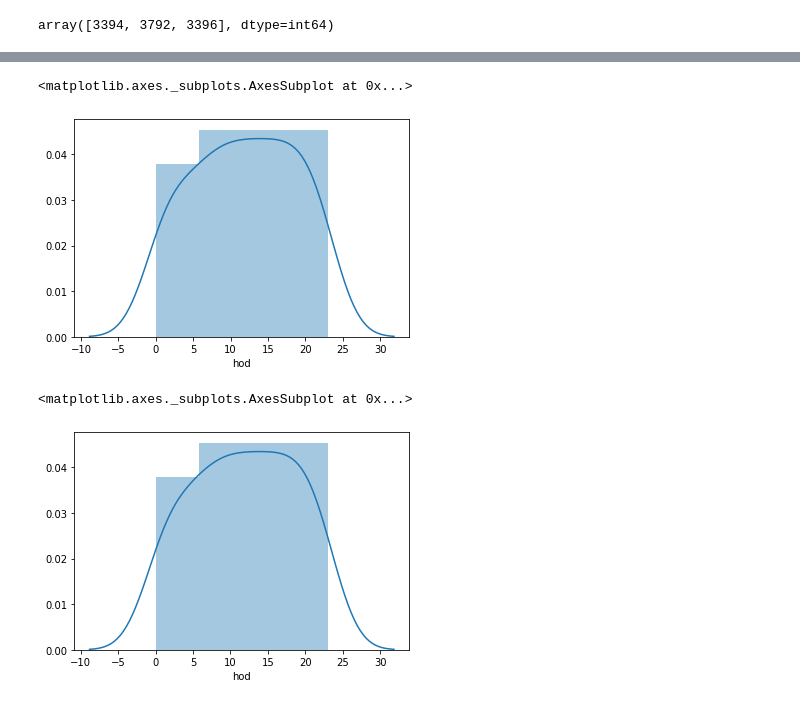
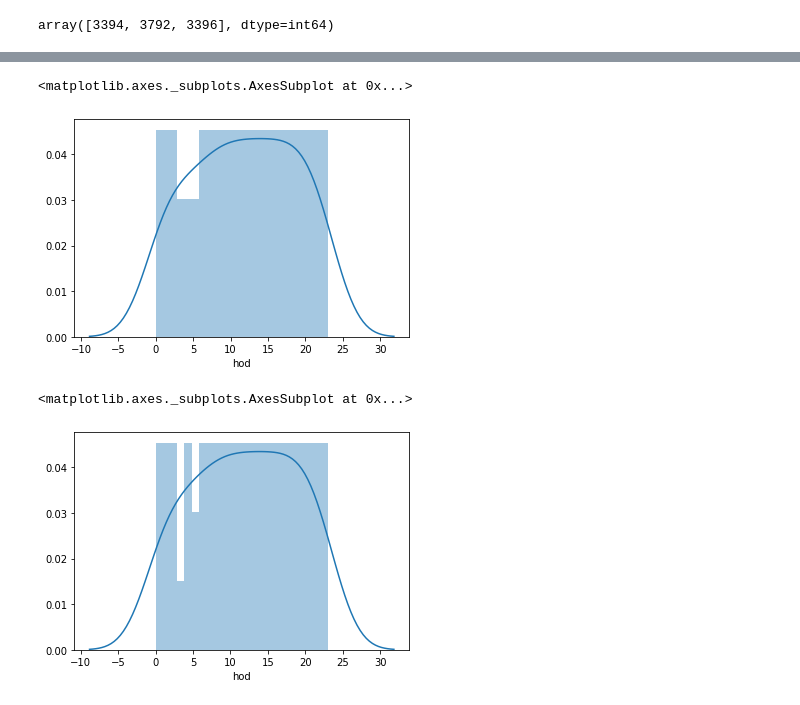
Before and after one commit to ChrisLy99/dhacks_lord_cat, a Jupyter notebook: dhacks.ipynb, the cells around one changed output, grey strips where cells are left out. Drawn from its saved outputs; the diff is of its cells as text; code cells hidden in the pictures.

```diff
--- a/dhacks.ipynb
+++ b/dhacks.ipynb
@@ -170,10 +190,10 @@ h2[h2.dstid.isin(b_ID) & h2.sourceid.isin(h_ID)]
 # %%
-sns.distplot(h1[h1.dstid.isin(b_ID) & h1.sourceid.isin(h_ID)].hod)
+sns.distplot(h1[h1.dstid.isin(b_ID) & h1.sourceid.isin(h_ID)].hod, bins=24)
 # %% [output]
 <matplotlib.axes._subplots.AxesSubplot at 0x...>
-[figure, old version]
+[figure, new version]
 # %%
-sns.distplot(h2[h2.dstid.isin(b_ID) & h2.sourceid.isin(h_ID)].hod)
+sns.distplot(h2[h2.dstid.isin(b_ID) & h2.sourceid.isin(h_ID)].hod, bins=24)
 # %% [output]
 <matplotlib.axes._subplots.AxesSubplot at 0x...>
-[figure, old version]
+[figure, new version]
```
Also changed, not shown: parts of 26 cells of this notebook.
